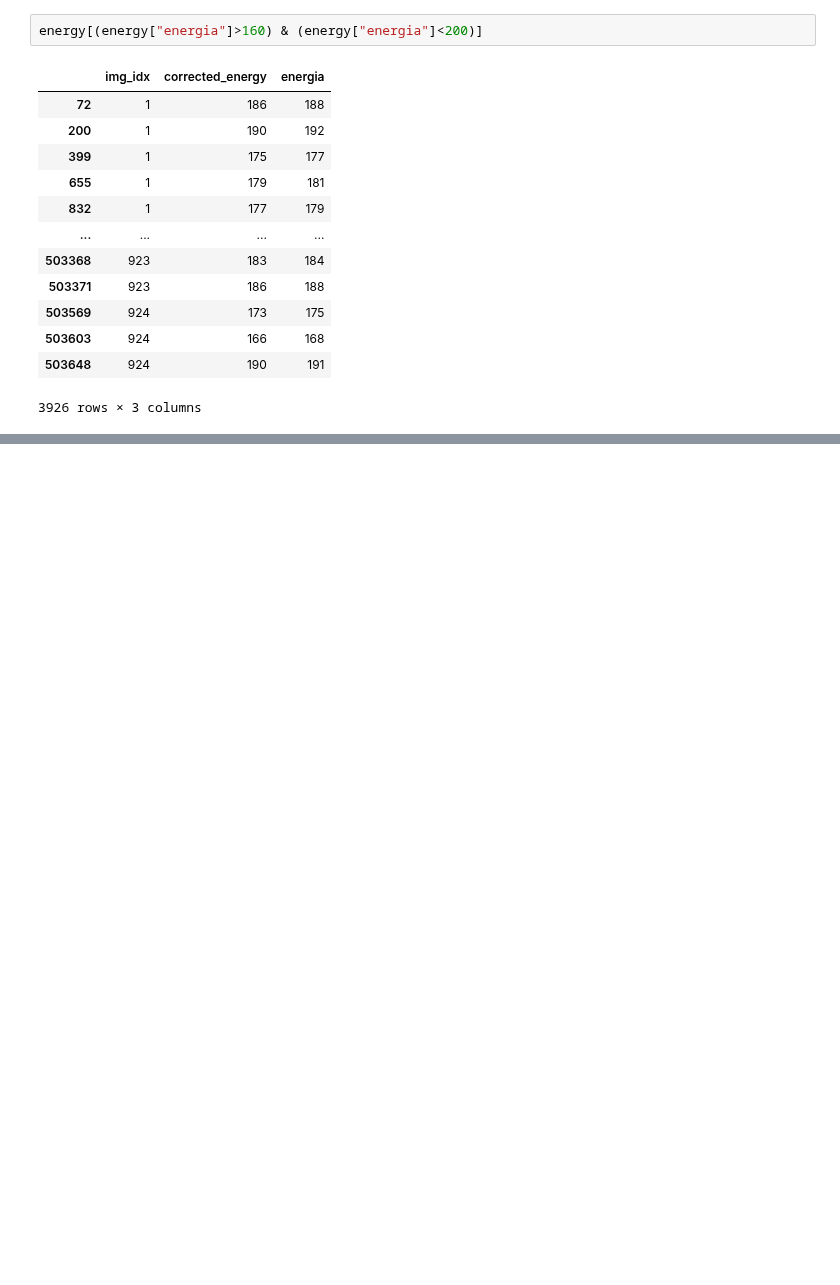
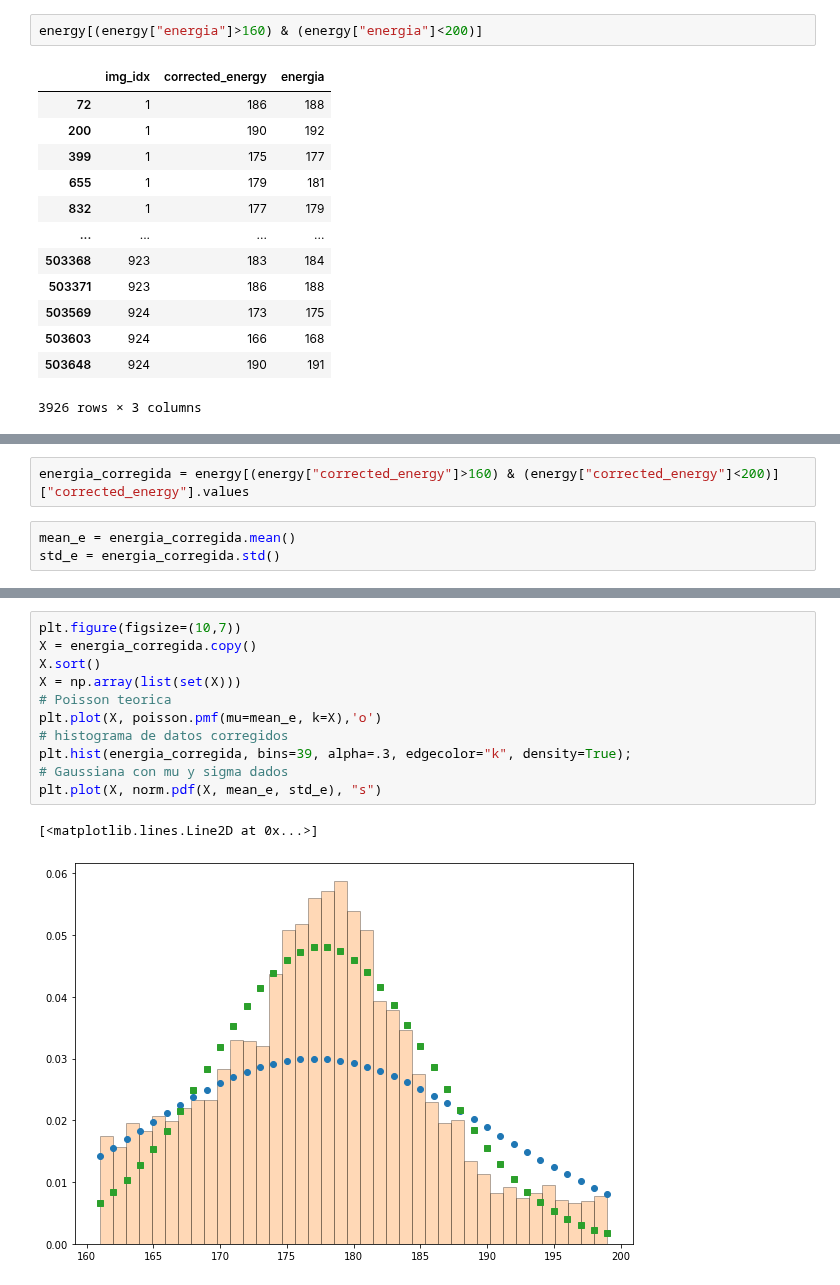
Before and after one commit to Igna11/Tesis-Skipper, a Jupyter notebook: Analisis_Imagenes_descomposicion_eventos.ipynb, the cells around one changed output, grey strips where cells are left out. Drawn from its saved outputs; the diff is of its cells as text; blank space fills up the shorter version.

```diff
--- a/Analisis_Imagenes_descomposicion_eventos.ipynb
+++ b/Analisis_Imagenes_descomposicion_eventos.ipynb
@@ -450,0 +442,5 @@ plt.hist(_["energia"], bins=40, alpha=.5);
+# %%
+energia_corregida = energy[(energy["corrected_energy"]>160) & (energy["corrected_energy"]<200)]["corrected_energy"].values
+# %%
+mean_e = energia_corregida.mean()
+std_e = energia_corregida.std()
@@ -450,0 +452,14 @@ plt.hist(_["energia"], bins=40, alpha=.5);
+# %%
+plt.figure(figsize=(10,7))
+X = energia_corregida.copy()
+X.sort()
+X = np.array(list(set(X)))
+# Poisson teorica
+plt.plot(X, poisson.pmf(mu=mean_e, k=X),'o')
+# histograma de datos corregidos
+plt.hist(energia_corregida, bins=39, alpha=.3, edgecolor="k", density=True);
+# Gaussiana con mu y sigma dados
+plt.plot(X, norm.pdf(X, mean_e, std_e), "s")
+# %% [output]
+[<matplotlib.lines.Line2D at 0x...>]
+[figure, added]
```
Also changed, not shown: parts of 23 cells of this notebook, 2 other files.
